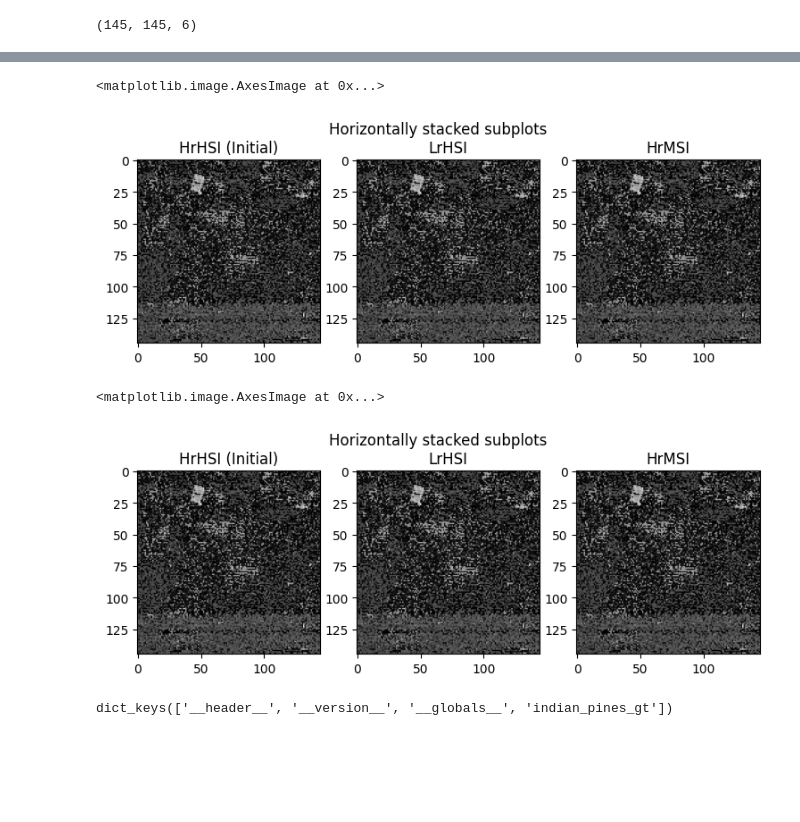
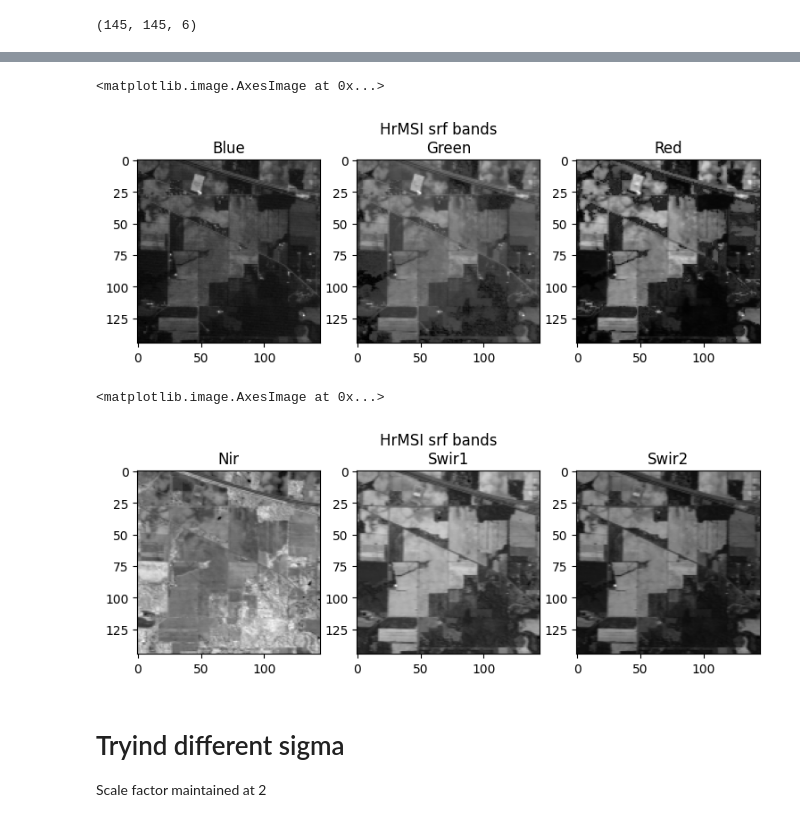
Before and after one commit to V-kr0pt/Hyperspectral_image_super_resolution, a Jupyter notebook: understanding_data.ipynb, the cells around one changed output, grey strips where cells are left out. Cells and saved outputs as stored; diff of their text form; code cells hidden in the pictures; blank space fills up the shorter version.

```diff
--- a/understanding_data.ipynb
+++ b/understanding_data.ipynb
@@ -29,5 +28,5 @@ LrHSI.shape
 # %%
-HrMSI = Images_Generator.img_msi
+HrMSI = Images_Generator.generate_HrMSI()
 HrMSI.shape
 # %% [output]
 (145, 145, 6)
@@ -50,36 +49,35 @@ ax3.imshow(HrMSI[:,:,2])
 # %%
 fig, (ax1, ax2, ax3) = plt.subplots(1, 3, figsize=(9,3))
-fig.suptitle('Horizontally stacked subplots')
+fig.suptitle('HrMSI srf bands')
 figsize=(10,10)
 ax1.plot(figsize=(10,10))
-ax1.set_title("HrHSI (Initial)")
+ax1.set_title("Blue")
 ax1.imshow(HrMSI[:,:,0], cmap="gray")
 ax2.plot(figsize=(10,10))
-ax2.set_title("LrHSI")
+ax2.set_title("Green")
 ax2.imshow(HrMSI[:,:,1], cmap="gray")
 ax3.plot(figsize=(10,10))
-ax3.set_title("HrMSI")
+ax3.set_title("Red")
 ax3.imshow(HrMSI[:,:,2], cmap="gray")
 # %% [output]
 <matplotlib.image.AxesImage at 0x...>
-[figure, old version]
+[figure, new version]
 # %%
 fig, (ax1, ax2, ax3) = plt.subplots(1, 3, figsize=(9,3))
-fig.suptitle('Horizontally stacked subplots')
+fig.suptitle('HrMSI srf bands')
 figsize=(10,10)
 ax1.plot(figsize=(10,10))
-ax1.set_title("HrHSI (Initial)")
+ax1.set_title("Nir")
 ax1.imshow(HrMSI[:,:,3], cmap="gray")
 ax2.plot(figsize=(10,10))
-ax2.set_title("LrHSI")
+ax2.set_title("Swir1")
 ax2.imshow(HrMSI[:,:,4], cmap="gray")
 ax3.plot(figsize=(10,10))
-ax3.set_title("HrMSI")
+ax3.set_title("Swir2")
 ax3.imshow(HrMSI[:,:,5], cmap="gray")
 # %% [output]
 <matplotlib.image.AxesImage at 0x...>
-[figure, old version]
+[figure, new version]
-# %%
-data_gt.keys()
-# %% [output]
-dict_keys(['__header__', '__version__', '__globals__', 'indian_pines_gt'])
+# %% [markdown]
+# Tryind different sigma
+Scale factor maintained at 2
```
Also changed, not shown: parts of 12 cells of this notebook, 1 other file.
